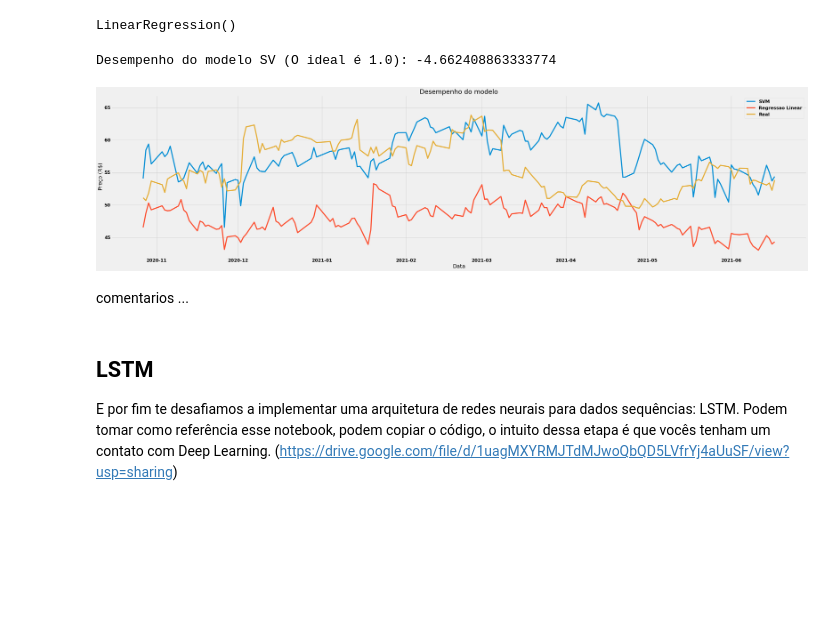
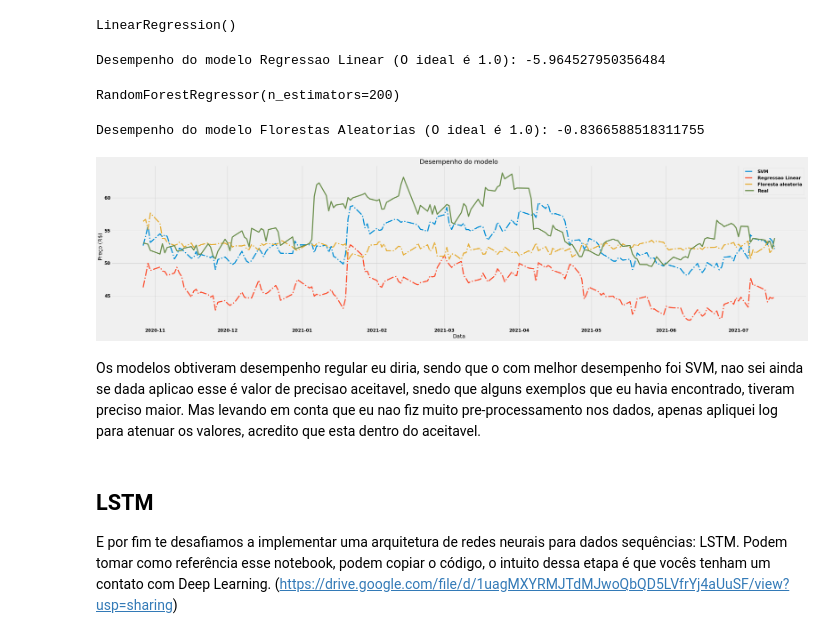
Before and after one commit to lhndsp/Quant-basics, a Jupyter notebook: quant-basics.ipynb, the cells around one changed output. Cells and saved outputs as stored; diff of their text form; code cells hidden in the pictures; blank space fills up the shorter version.

```diff
--- a/quant-basics.ipynb
+++ b/quant-basics.ipynb
@@ -816,8 +860,5 @@ Index(['Close', 'Volume', 'Volatilidade', 'IBOV', 'Predicao'], dtype='object')
 # %%
 X = np.array(df_pred[['Close', 'IBOV', 'Volatilidade', 'Volume']][:-lag])
-
-# Como a variacao de escalas entre as fetures é muito grande
-# vou tomar logaritomo das colunas para atenuar a variacao
-X = np.log(X)
+X = np.log1p(X)
 X
 # %% [output]
@@ -874,5 +923,5 @@ p = plt.title('Split treino e teste')
 # %%
 # SVM
-modeloSVM = SVR(kernel='rbf', gamma=.1, C=1e3)
+modeloSVM = SVR(kernel='rbf', gamma=.01, C=1e3)
 modeloSVM.fit(X_train, y_train)
 # %% [output]
@@ -892,24 +941,38 @@ modeloRegLin.fit(X_train, y_train)
 LinearRegression()
 # %%
 confRegLin = modeloRegLin.score(X_test, y_test)
-print(f'Desempenho do modelo SV (O ideal é 1.0): {confRegLin}')
+print(f'Desempenho do modelo Regressao Linear (O ideal é 1.0): {confRegLin}')
 # %% [output]
-Desempenho do modelo SV (O ideal é 1.0): -4.662408863333774
+Desempenho do modelo Regressao Linear (O ideal é 1.0): -5.964527950356484
 # %%
 predictRegLin = modeloRegLin.predict(X_test)
+# %%
+# Floresta Aleatoria
+modeloRf = RandomForestRegressor(n_estimators=200)
+modeloRf.fit(X_train, y_train)
+# %% [output]
+RandomForestRegressor(n_estimators=200)
+# %%
+confRf = modeloRf.score(X_test, y_test)
+print(f'Desempenho do modelo Florestas Aleatorias (O ideal é 1.0): {confRf}')
+# %% [output]
+Desempenho do modelo Florestas Aleatorias (O ideal é 1.0): -0.8366588518311755
+# %%
+predictRf = modeloRf.predict(X_test)
 # %%
 eixo_x = np.array(df_pred.index[:-lag][len_treino:])
-plt.plot(eixo_x, predictSVM, label='SVM')
-plt.plot(eixo_x, predictRegLin, label='Regressao Linear')
+plt.plot(eixo_x, predictSVM, label='SVM', linestyle='-.')
+plt.plot(eixo_x, predictRegLin, label='Regressao Linear', linestyle='-.')
+plt.plot(eixo_x, predictRf, label='Floresta aleatoria', linestyle='-.')
 plt.plot(eixo_x, y_test, label='Real')
 plt.legend()
 plt.title('Desempenho do modelo')
 plt.xlabel('Data')
 p = plt.ylabel('Preço (R$)')
 # %% [output]
-[figure, old version]
+[figure, new version]
-# %% [markdown]
-comentarios ...
+# %% [markdown]
+Os modelos obtiveram desempenho regular eu diria, sendo que o com melhor desempenho foi SVM, nao sei ainda se dada aplicao esse é valor de precisao aceitavel, snedo que alguns exemplos que eu havia encontrado, tiveram preciso maior. Mas levando em conta que eu nao fiz muito pre-processamento nos dados, apenas apliquei log para atenuar os valores, acredito que esta dentro do aceitavel.
 # %% [markdown]
 ## LSTM
 
```
Also changed, not shown: parts of 74 cells of this notebook.
